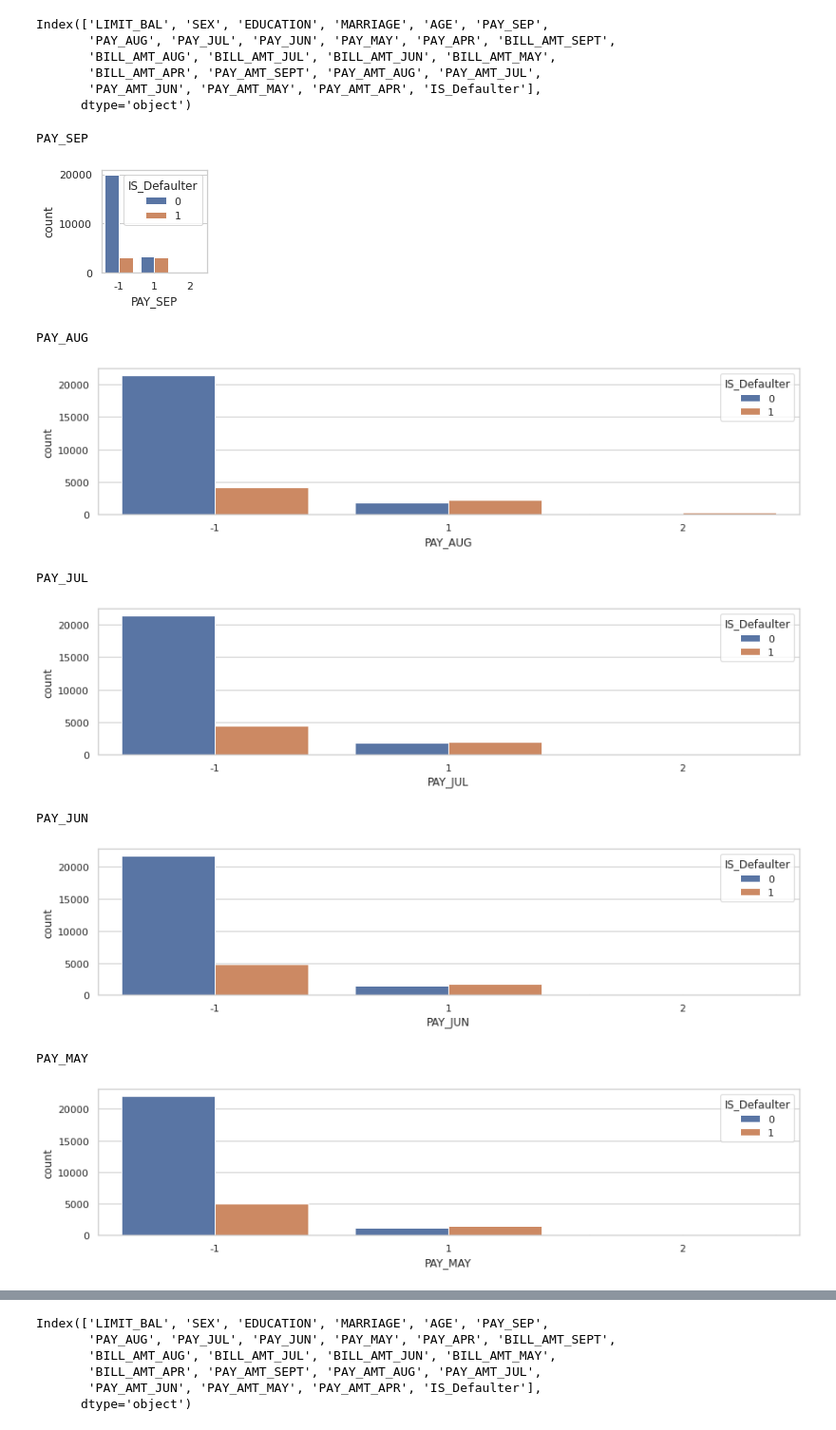
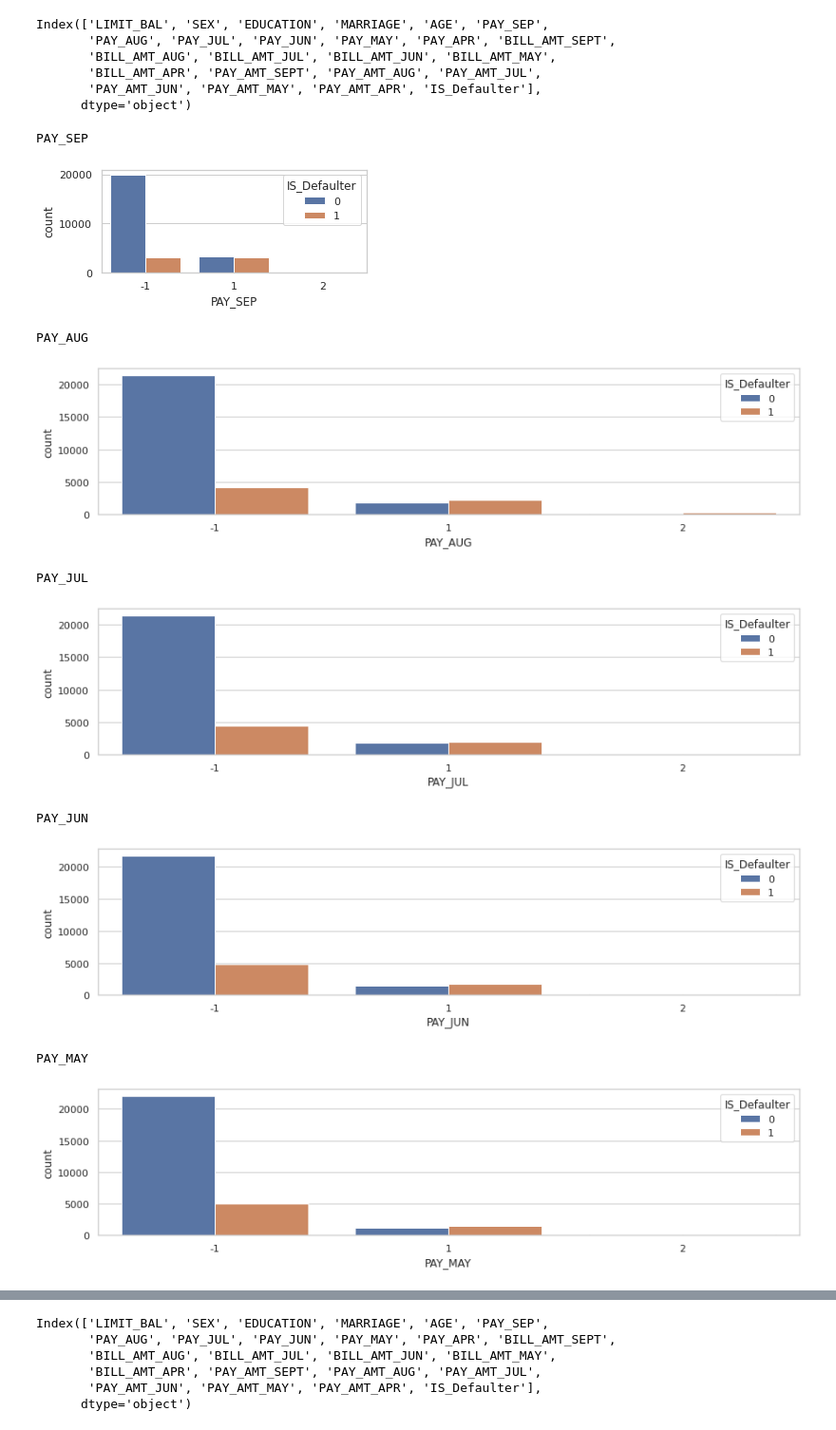
Before and after one commit to DeepakKumarSingh003/Credit_card_Defaulters., a Jupyter notebook: Credit_Card_Default_Prediction_Capstone_Project.ipynb, the cells around one changed output, grey strips where cells are left out. Shown at 95% size. Drawn from its saved outputs; the diff is of its cells as text; code cells hidden in the pictures.

```diff
--- a/Credit_Card_Default_Prediction_Capstone_Project.ipynb
+++ b/Credit_Card_Default_Prediction_Capstone_Project.ipynb
@@ -100,7 +140,7 @@ df.describe()
 # %%
-for i in df:
+for i in credit_df:
 
- print(i,f"Has : {len(df[i].unique())} Unique_values : {df[i].unique()}")
+ print(i,f"Has : {len(credit_df[i].unique())} Unique_values : {credit_df[i].unique()}")
  print("--------------------------------------------------------------------------------")
 # %% [output]
 LIMIT_BAL Has : 81 Unique_values : [  20000  120000   90000   50000  500000  100000  140000  200000  260000
@@ -464,16 +501,14 @@ Index(['LIMIT_BAL', 'SEX', 'EDUCATION', 'MARRIAGE', 'AGE', 'PAY_SEP',
        'PAY_AMT_JUN', 'PAY_AMT_MAY', 'PAY_AMT_APR', 'IS_Defaulter'],
       dtype='object')
 # %%
-plt.figure(figsize=(2,2))
+plt.figure(figsize=(5,2))
 for i in df[['PAY_SEP','PAY_AUG', 'PAY_JUL', 'PAY_JUN', 'PAY_MAY', 'PAY_APR']]:
   print(i)
-
-
   sns.countplot(x=i,data=df,hue="IS_Defaulter")
   plt.show()
 # %% [output]
 PAY_SEP
-[figure, old version]
+[figure, new version]
 PAY_AUG
 [figure]
 PAY_JUL
```
Also changed, not shown: parts of 40 cells of this notebook.
